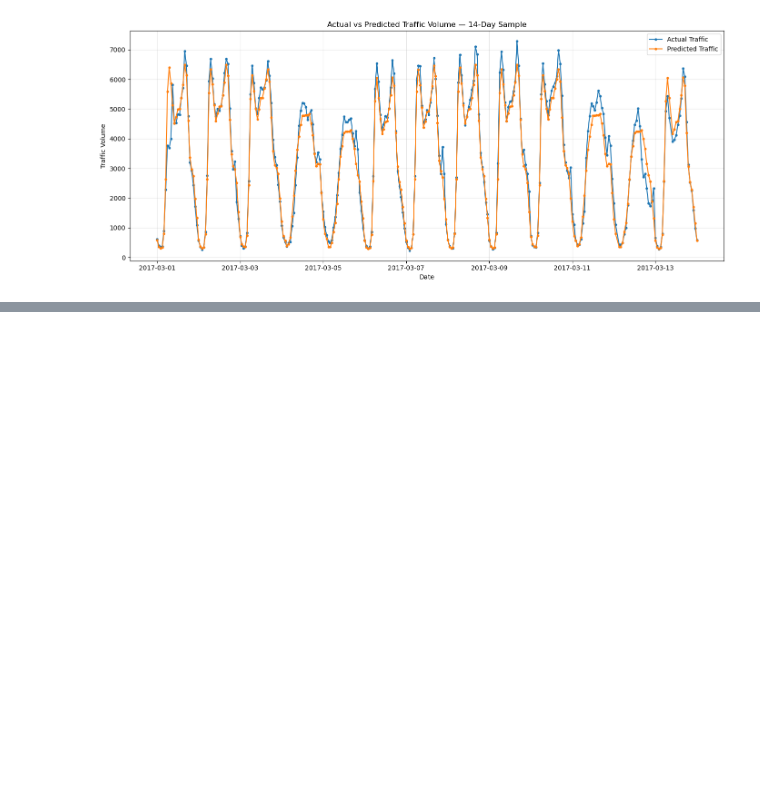
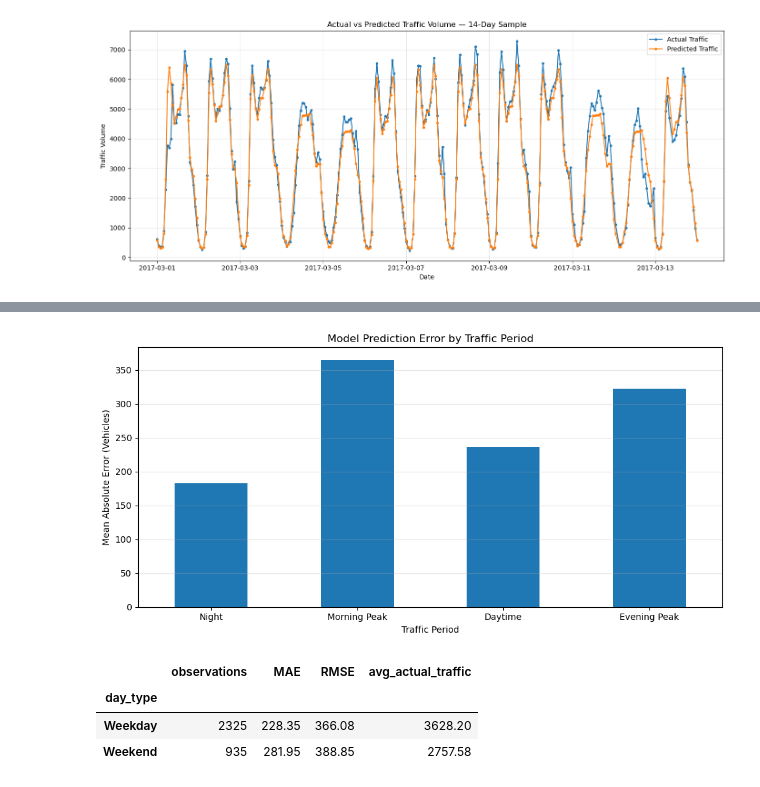
Before and after one commit to abhisarthak/traffic-volume-prediction-analysis, a Jupyter notebook: traffic_volume_prediction.ipynb, the cells around one changed output, grey strips where cells are left out. Saved outputs shown, nothing was run; the diff lists cells and outputs as text; code cells hidden in the pictures; blank space fills up the shorter version.

```diff
--- a/traffic_volume_prediction.ipynb
+++ b/traffic_volume_prediction.ipynb
@@ -2173,0 +1888,22 @@ Name: error, dtype: float64
+# %%
+period_performance = (
+    results_df
+    .groupby('traffic_period')
+    .agg(
+        observations=('actual_traffic', 'count'),
+        MAE=('absolute_error', 'mean'),
+        actual_traffic=('actual_traffic', 'mean'),
+        predicted_traffic=('predicted_traffic', 'mean')
+    )
+    .round(2)
+)
+
+# Arrange in logical order
+period_performance = period_performance.reindex([
+    'Night',
+    'Morning Peak',
+    'Daytime',
+    'Evening Peak'
+])
+
+period_performance
@@ -2173,0 +1917,48 @@ Name: error, dtype: float64
+# %%
+import matplotlib.pyplot as plt
+
+plt.figure(figsize=(10, 5))
+
+period_performance['MAE'].plot(
+    kind='bar'
+)
+
+plt.title('Model Prediction Error by Traffic Period')
+plt.xlabel('Traffic Period')
+plt.ylabel('Mean Absolute Error (Vehicles)')
+plt.xticks(rotation=0)
+
+plt.grid(axis='y', alpha=0.3)
+
+plt.tight_layout()
+plt.show()
+# %% [output]
+[figure, added]
+# %%
+# Add day type
+
+results_df['day_type'] = results_df['is_weekend'].map({
+    0: 'Weekday',
+    1: 'Weekend'
+})
+
+# Calculate model performance by day type
+
+daytype_performance = (
+    results_df
+    .groupby('day_type')
+    .agg(
+        observations=('actual_traffic', 'count'),
+        MAE=('absolute_error', 'mean'),
+        RMSE=('residual', lambda x: (x**2).mean()**0.5),
+        avg_actual_traffic=('actual_traffic', 'mean')
+    )
+    .round(2)
+)
+
+daytype_performance
+# %% [output]
+|  | observations | MAE | RMSE | avg_actual_traffic |
+| day_type |  |  |  |  |
+| Weekday | 2325 | 228.35 | 366.08 | 3628.20 |
+| Weekend | 935 | 281.95 | 388.85 | 2757.58 |
```
Also changed, not shown: parts of 51 cells of this notebook.
